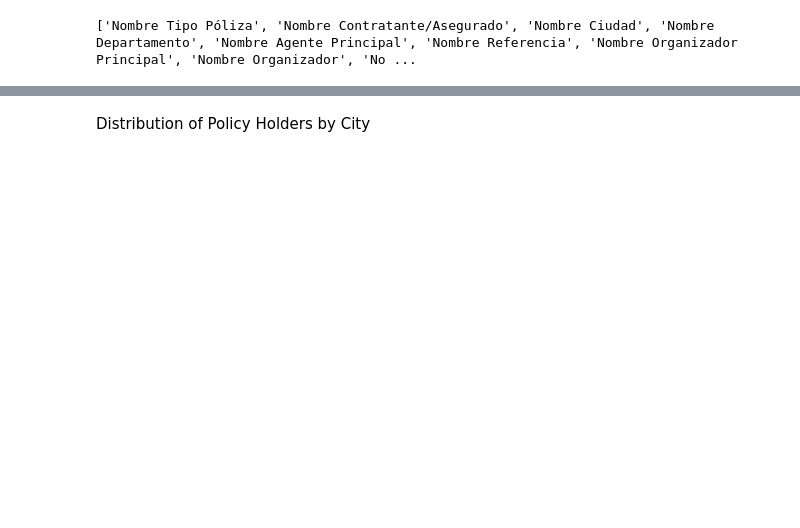
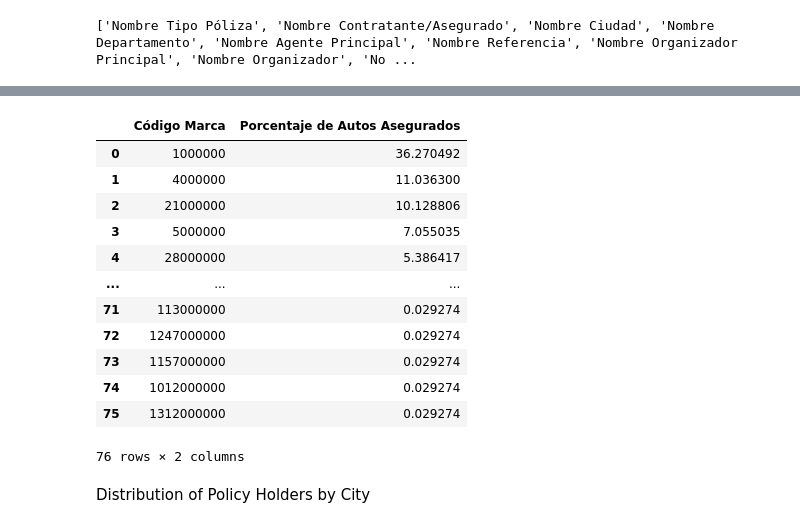
Before and after one commit to frostbitepy/ExcelDataAnalysisApp, a Jupyter notebook: notebook.ipynb, the cells around one changed output, grey strips where cells are left out. Drawn from its saved outputs; the diff is of its cells as text; code cells hidden in the pictures; blank space fills up the shorter version.

```diff
--- a/notebook.ipynb
+++ b/notebook.ipynb
@@ -233,0 +95,4 @@ plt.show()
+# %%
+# Mostrar el dataframe de siniestros
+siniestros_df = siniestros_df.drop(['F/Nacimiento','F/Emisión','Fec. Desde','Fec. Hasta'], axis=1)
+print(siniestros_df)
@@ -234,3 +117,19 @@ plt.show()
+# %%
+calcular_porcentaje_autos_asegurados_por_marca(siniestros_df)
+# %% [output]
+|  | Código Marca | Porcentaje de Autos Asegurados |
+| 0 | 1000000 | 36.270492 |
+| 1 | 4000000 | 11.036300 |
+| 2 | 21000000 | 10.128806 |
+| 3 | 5000000 | 7.055035 |
+| 4 | 28000000 | 5.386417 |
+| ... | ... | ... |
+| 71 | 113000000 | 0.029274 |
+| 72 | 1247000000 | 0.029274 |
+| 73 | 1157000000 | 0.029274 |
+| 74 | 1012000000 | 0.029274 |
+| 75 | 1312000000 | 0.029274 |
+76 rows × 2 columns
 # %% [markdown]
 Distribution of Policy Holders by City
 # %%
```
Also changed, not shown: parts of 40 cells of this notebook, 5 other files.
